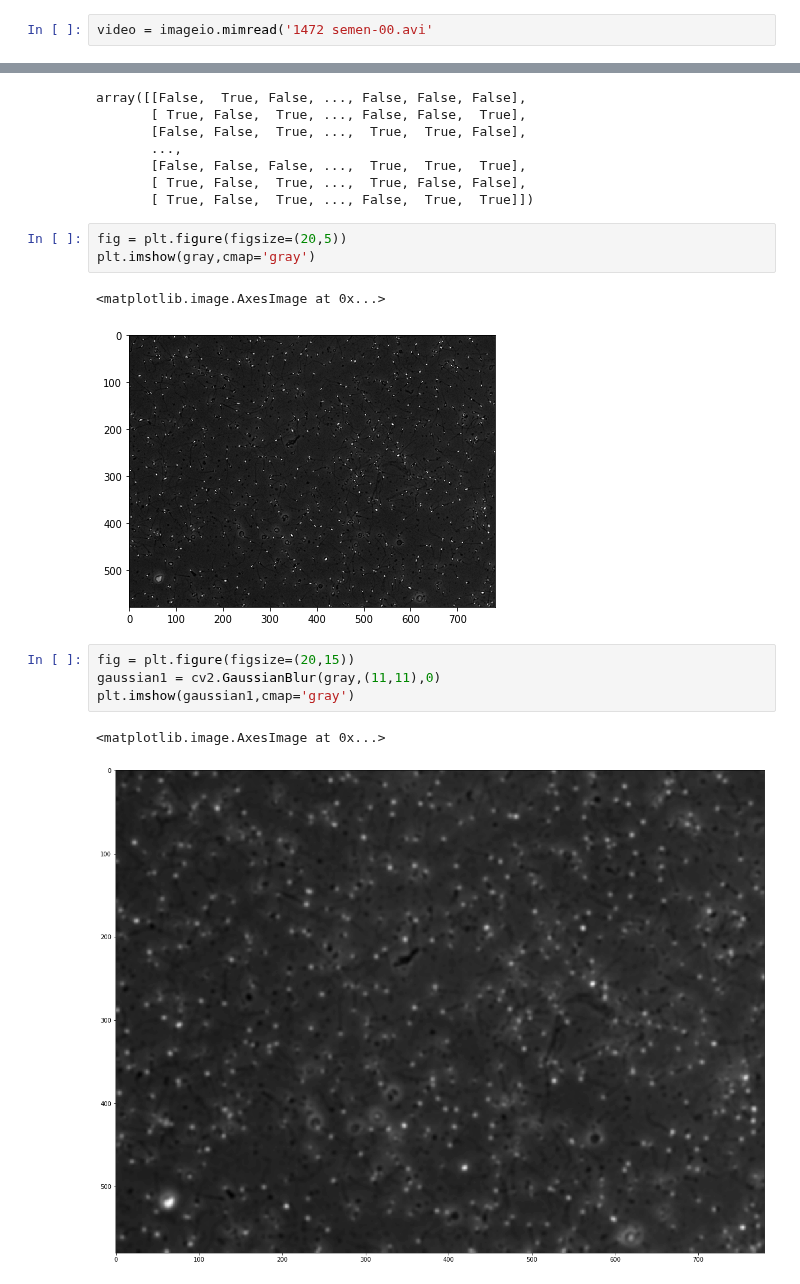
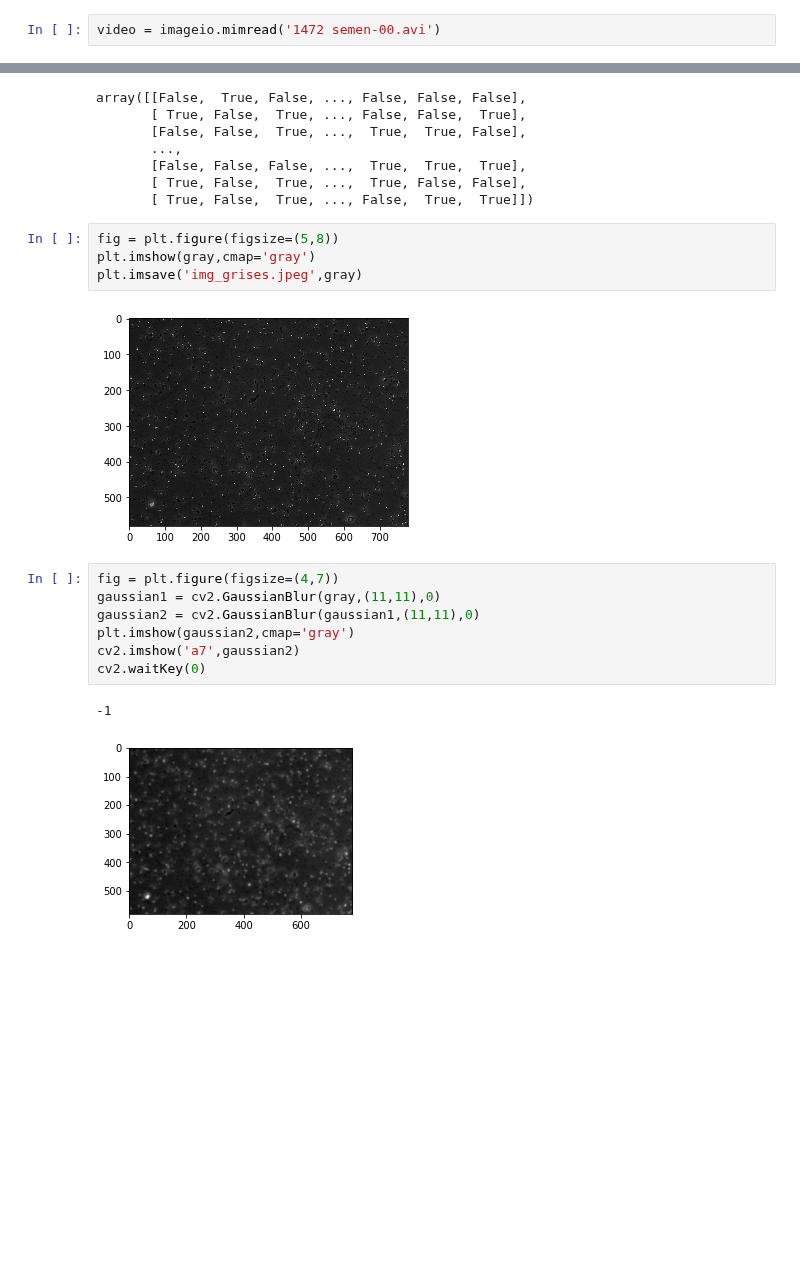
Before and after one commit to MarianoFernandez0/Proyecto-, a Jupyter notebook: development/deteccion imagenes grises/Deteccion de particulas.ipynb, the cells around one changed output, grey strips where cells are left out. Cells and saved outputs as stored; diff of their text form; blank space fills up the shorter version.

```diff
--- a/development/deteccion imagenes grises/Deteccion de particulas.ipynb
+++ b/development/deteccion imagenes grises/Deteccion de particulas.ipynb
@@ -7,5 +8,5 @@ import numpy as np
 # %%
-video = imageio.mimread('1472 semen-00.avi'
+video = imageio.mimread('1472 semen-00.avi')
 # %%
 video[0].shape
 # %% [output]
@@ -49,15 +50,18 @@ array([[False,  True, False, ..., False, False, False],
        [ True, False,  True, ...,  True, False, False],
        [ True, False,  True, ..., False,  True,  True]])
 # %%
-fig = plt.figure(figsize=(20,5))
+fig = plt.figure(figsize=(5,8))
 plt.imshow(gray,cmap='gray')
+plt.imsave('img_grises.jpeg',gray)
 # %% [output]
-<matplotlib.image.AxesImage at 0x...>
-[figure, old version]
+[figure, new version]
 # %%
-fig = plt.figure(figsize=(20,15))
+fig = plt.figure(figsize=(4,7))
 gaussian1 = cv2.GaussianBlur(gray,(11,11),0)
-plt.imshow(gaussian1,cmap='gray')
+gaussian2 = cv2.GaussianBlur(gaussian1,(11,11),0)
+plt.imshow(gaussian2,cmap='gray')
+cv2.imshow('a7',gaussian2)
+cv2.waitKey(0)
 # %% [output]
-<matplotlib.image.AxesImage at 0x...>
+-1
-[figure, old version]
+[figure, new version]
```
Also changed, not shown: parts of 13 cells of this notebook, 5 other files.
